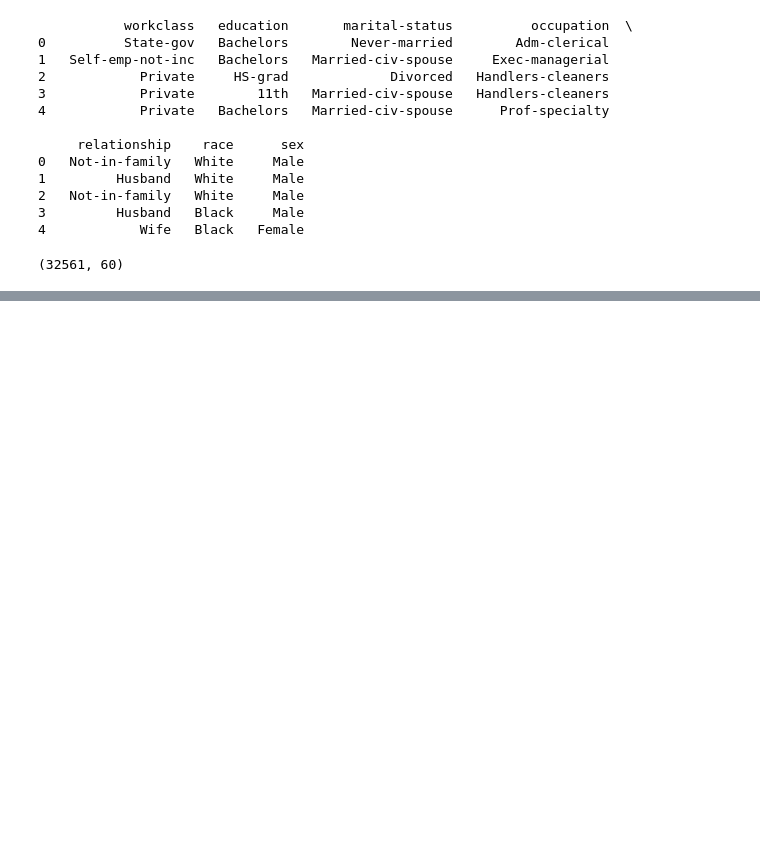
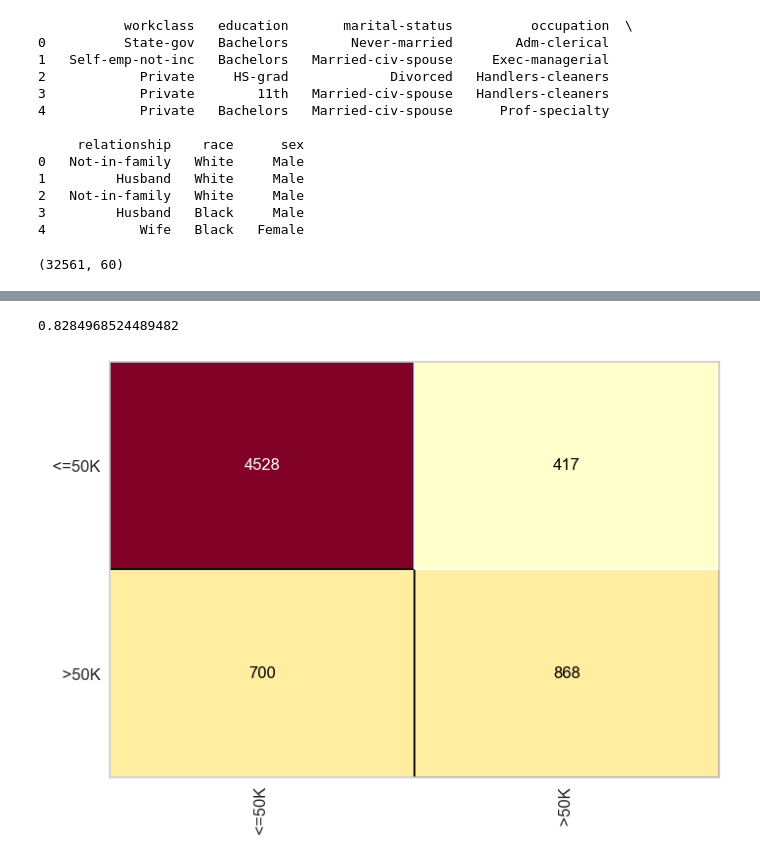
Before and after one commit to hjmartins/ML-project, a Jupyter notebook: notebook/exploratory-analysis.ipynb, the cells around one changed output, grey strips where cells are left out. Drawn from its saved outputs; the diff is of its cells as text; code cells hidden in the pictures; blank space fills up the shorter version.

Commit message:
training rf

```diff
--- a/notebook/exploratory-analysis.ipynb
+++ b/notebook/exploratory-analysis.ipynb
@@ -345,0 +369,5 @@ X_cat_encoded.shape
+# %%
+from sklearn.model_selection import train_test_split
+X_train, X_test, y_train, y_test = train_test_split(X_cat_encoded, y, test_size=0.2, random_state=42, stratify=y)
+
+X_train.shape, X_test.shape, y_train.shape, y_test.shape
@@ -345,0 +376,4 @@ X_cat_encoded.shape
+# %%
+import pickle
+with open('../data/data_processed/census.pkl', 'wb') as f:
+    pickle.dump([X_train, X_test, y_train, y_test], f)
@@ -345,0 +386,3 @@ X_cat_encoded.shape
+# %%
+with open('../data/data_processed/census.pkl', 'rb') as f:
+    X_train, X_test, y_train, y_test = pickle.load(f)
@@ -345,0 +393,3 @@ X_cat_encoded.shape
+# %%
+rf = RandomForestClassifier(n_estimators=100, criterion='gini', random_state=42)
+rf.fit(X_train, y_train)
@@ -345,0 +419,8 @@ X_cat_encoded.shape
+# %%
+from yellowbrick.classifier import ConfusionMatrix
+cm = ConfusionMatrix(rf, classes=rf.classes_)
+cm.fit(X_train, y_train)
+cm.score(X_test, y_test)
+# %% [output]
+0.8284968524489482
+[figure, added]
```
Also changed, not shown: parts of 14 cells of this notebook, 2 other files.
